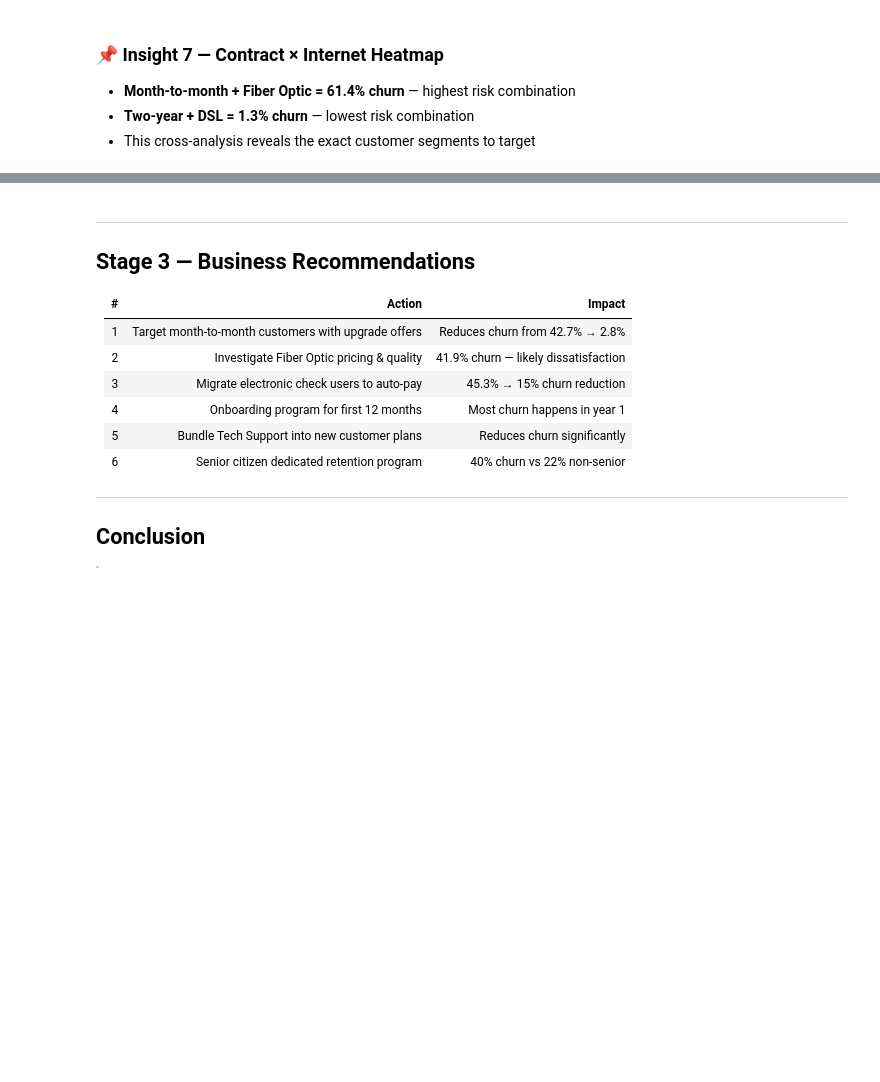
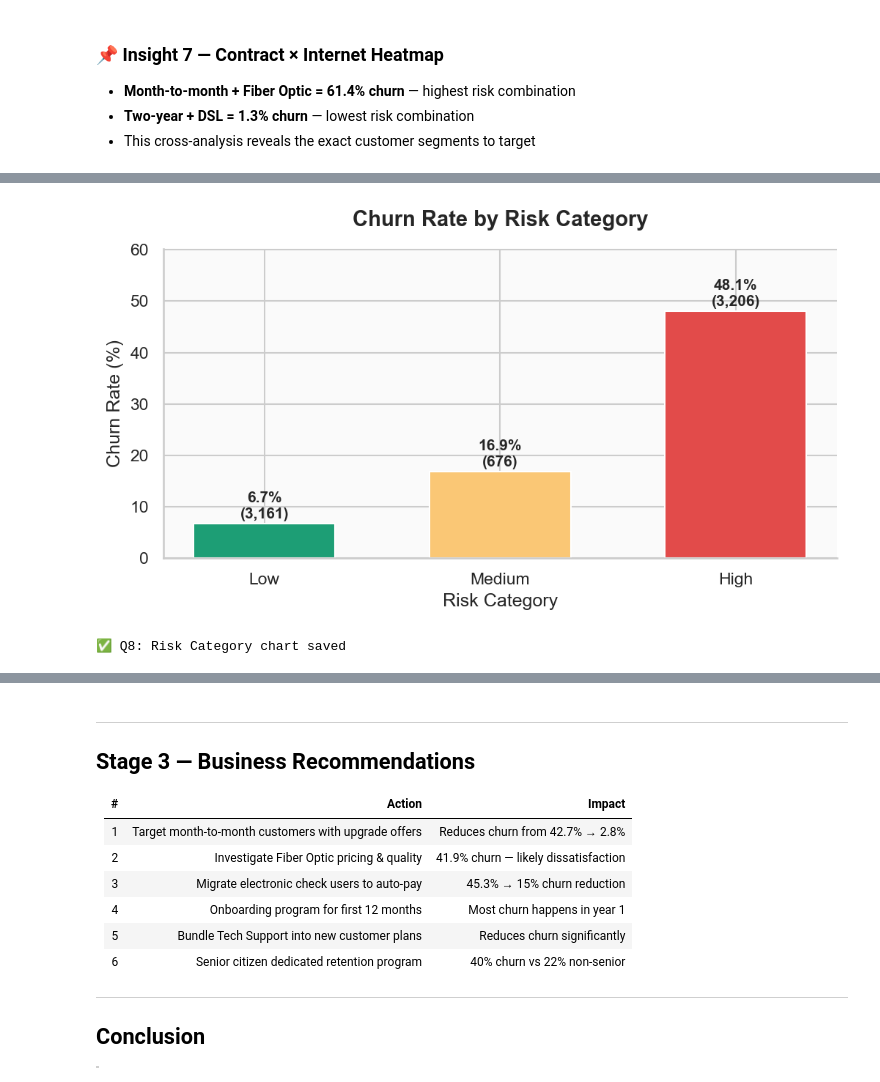
Before and after one commit to sabarias1999/customer-churn-analysis, a Jupyter notebook: churn analysis.ipynb, the cells around one changed output, grey strips where cells are left out. Cells and saved outputs as stored; diff of their text form; code cells hidden in the pictures; blank space fills up the shorter version.

```diff
--- a/churn analysis.ipynb
+++ b/churn analysis.ipynb
@@ -62,7 +68,7 @@ plt.rcParams.update({
 CHURN_COLOR   = "#E24B4A"
 RETAIN_COLOR  = "#1D9E75"
 NEUTRAL_COLOR = "#378ADD"
-
+AMBER_COLOR   = "#FAC775"
 # ── Paths ────────────────────────────────────────────────
 BASE_DIR  = r"E:\Customer churn"
 DATA_PATH = r"E:\Customer churn\Data\customer churn.csv"
@@ -363,0 +456,73 @@ Yes                    15.166341
+# %%
+# ── Q8: Churn Rate by Risk Category ──────────────────────
+
+risk_data = (
+    df.groupby("RiskCategory")["Churn_Flag"]
+      .mean()
+      .sort_index()
+      .mul(100)
+)
+
+risk_counts = (
+    df.groupby("RiskCategory")
+      .size()
+      .sort_index()
+)
+
+fig, ax = plt.subplots(figsize=(7, 4))
+
+risk_colors = {
+    "Low": RETAIN_COLOR,
+    "Medium": AMBER_COLOR,
+    "High": CHURN_COLOR
+}
+
+colors = [risk_colors.get(str(cat), NEUTRAL_COLOR)
+          for cat in risk_data.index]
+
+bars = ax.bar(
+    risk_data.index.astype(str),
+    risk_data.values,
+    color=colors,
+    edgecolor="white",
+    width=0.6
+)
+
+for bar, rate, count in zip(
+    bars,
+    risk_data.values,
+    risk_counts.values
+):
+    ax.text(
+        bar.get_x() + bar.get_width()/2,
+        rate + 1,
+        f"{rate:.1f}%\n({count:,})",
+        ha="center",
+        fontsize=10,
+        fontweight="bold"
+    )
+
+ax.set_title(
+    "Churn Rate by Risk Category",
+    fontsize=14,
+    fontweight="bold",
+    pad=15
+)
+
+ax.set_ylabel("Churn Rate (%)")
+ax.set_xlabel("Risk Category")
+ax.set_ylim(0, risk_data.max() * 1.25)
+
+plt.tight_layout()
+
+plt.savefig(
+    f"{VISUALS_DIR}/09_risk_category.png",
+    bbox_inches="tight"
+)
+
+plt.show()
+
+print("✅ Q8: Risk Category chart saved")
+# %% [output]
+[figure, added]
+✅ Q8: Risk Category chart saved
```
Also changed, not shown: parts of 13 cells of this notebook, 9 other files.
